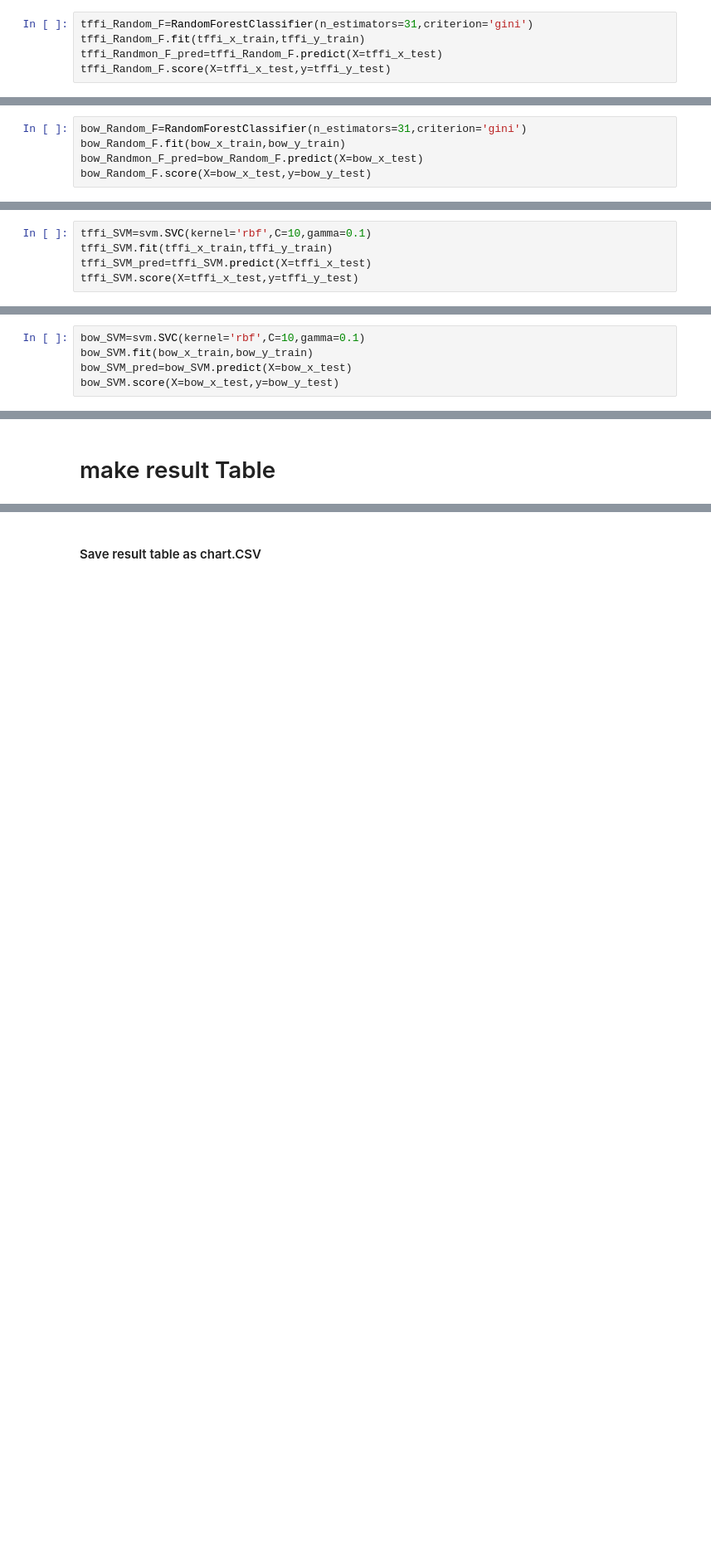
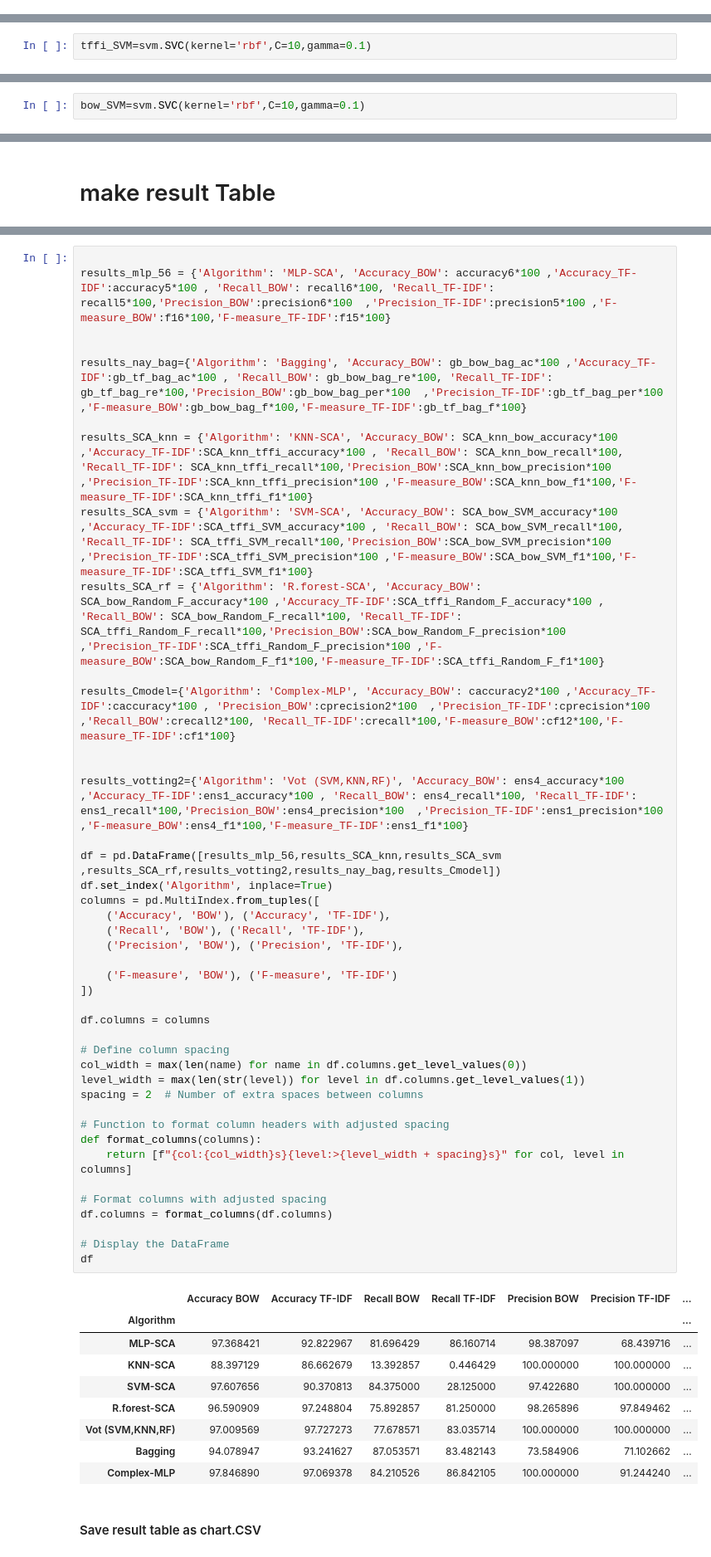
Before and after one commit to seper-sw/Advanced-SMS-Spam-Detection-using-Deep-Complex-Models-and-Sine-Cosine-Algorithm, a Jupyter notebook: complete.ipynb, the cells around one changed output, grey strips where cells are left out. Shown at 83% size. Drawn from its saved outputs; the diff is of its cells as text; blank space fills up the shorter version.

```diff
--- a/complete.ipynb
+++ b/complete.ipynb
@@ -236,8 +189,3 @@ F1-score: 0.15637860082304528
 from sklearn.ensemble import RandomForestClassifier
 # %% [markdown]
 <h5>Random forest with TF*IDF
-# %%
-tffi_Random_F=RandomForestClassifier(n_estimators=31,criterion='gini')
-tffi_Random_F.fit(tffi_x_train,tffi_y_train)
-tffi_Randmon_F_pred=tffi_Random_F.predict(X=tffi_x_test)
-tffi_Random_F.score(X=tffi_x_test,y=tffi_y_test)
@@ -246,7 +194,2 @@ tffi_Random_F.score(X=tffi_x_test,y=tffi_y_test)
 # %% [markdown]
 <h5>Random_forest with BOW
-# %%
-bow_Random_F=RandomForestClassifier(n_estimators=31,criterion='gini')
-bow_Random_F.fit(bow_x_train,bow_y_train)
-bow_Randmon_F_pred=bow_Random_F.predict(X=bow_x_test)
-bow_Random_F.score(X=bow_x_test,y=bow_y_test)
@@ -297,6 +203,3 @@ from sklearn import svm
 <h5>SVM with TF*IDF
 # %%
 tffi_SVM=svm.SVC(kernel='rbf',C=10,gamma=0.1)
-tffi_SVM.fit(tffi_x_train,tffi_y_train)
-tffi_SVM_pred=tffi_SVM.predict(X=tffi_x_test)
-tffi_SVM.score(X=tffi_x_test,y=tffi_y_test)
@@ -306,6 +207,3 @@ tffi_SVM.score(X=tffi_x_test,y=tffi_y_test)
 <h5>SVM with BOW
 # %%
 bow_SVM=svm.SVC(kernel='rbf',C=10,gamma=0.1)
-bow_SVM.fit(bow_x_train,bow_y_train)
-bow_SVM_pred=bow_SVM.predict(X=bow_x_test)
-bow_SVM.score(X=bow_x_test,y=bow_y_test)
@@ -1636,3 +985,55 @@ df
+# %%
+
+results_mlp_56 = {'Algorithm': 'MLP-SCA', 'Accuracy_BOW': accuracy6*100 ,'Accuracy_TF-IDF':accuracy5*100 , 'Recall_BOW': recall6*100, 'Recall_TF-IDF': recall5*100,'Precision_BOW':precision6*100  ,'Precision_TF-IDF':precision5*100 ,'F-measure_BOW':f16*100,'F-measure_TF-IDF':f15*100}
+
+
+results_nay_bag={'Algorithm': 'Bagging', 'Accuracy_BOW': gb_bow_bag_ac*100 ,'Accuracy_TF-IDF':gb_tf_bag_ac*100 , 'Recall_BOW': gb_bow_bag_re*100, 'Recall_TF-IDF': gb_tf_bag_re*100,'Precision_BOW':gb_bow_bag_per*100  ,'Precision_TF-IDF':gb_tf_bag_per*100 ,'F-measure_BOW':gb_bow_bag_f*100,'F-measure_TF-IDF':gb_tf_bag_f*100}
+
+results_SCA_knn = {'Algorithm': 'KNN-SCA', 'Accuracy_BOW': SCA_knn_bow_accuracy*100 ,'Accuracy_TF-IDF':SCA_knn_tffi_accuracy*100 , 'Recall_BOW': SCA_knn_bow_recall*100, 'Recall_TF-IDF': SCA_knn_tffi_recall*100,'Precision_BOW':SCA_knn_bow_precision*100  ,'Precision_TF-IDF':SCA_knn_tffi_precision*100 ,'F-measure_BOW':SCA_knn_bow_f1*100,'F-measure_TF-IDF':SCA_knn_tffi_f1*100}
+results_SCA_svm = {'Algorithm': 'SVM-SCA', 'Accuracy_BOW': SCA_bow_SVM_accuracy*100 ,'Accuracy_TF-IDF':SCA_tffi_SVM_accuracy*100 , 'Recall_BOW': SCA_bow_SVM_recall*100, 'Recall_TF-IDF': SCA_tffi_SVM_recall*100,'Precision_BOW':SCA_bow_SVM_precision*100  ,'Precision_TF-IDF':SCA_tffi_SVM_precision*100 ,'F-measure_BOW':SCA_bow_SVM_f1*100,'F-measure_TF-IDF':SCA_tffi_SVM_f1*100}
+results_SCA_rf = {'Algorithm': 'R.forest-SCA', 'Accuracy_BOW': SCA_bow_Random_F_accuracy*100 ,'Accuracy_TF-IDF':SCA_tffi_Random_F_accuracy*100 , 'Recall_BOW': SCA_bow_Random_F_recall*100, 'Recall_TF-IDF': SCA_tffi_Random_F_recall*100,'Precision_BOW':SCA_bow_Random_F_precision*100  ,'Precision_TF-IDF':SCA_tffi_Random_F_precision*100 ,'F-measure_BOW':SCA_bow_Random_F_f1*100,'F-measure_TF-IDF':SCA_tffi_Random_F_f1*100}
+
+results_Cmodel={'Algorithm': 'Complex-MLP', 'Accuracy_BOW': caccuracy2*100 ,'Accuracy_TF-IDF':caccuracy*100 , 'Precision_BOW':cprecision2*100  ,'Precision_TF-IDF':cprecision*100 ,'Recall_BOW':crecall2*100, 'Recall_TF-IDF':crecall*100,'F-measure_BOW':cf12*100,'F-measure_TF-IDF':cf1*100}
+
+
+results_votting2={'Algorithm': 'Vot (SVM,KNN,RF)', 'Accuracy_BOW': ens4_accuracy*100 ,'Accuracy_TF-IDF':ens1_accuracy*100 , 'Recall_BOW': ens4_recall*100, 'Recall_TF-IDF': ens1_recall*100,'Precision_BOW':ens4_precision*100  ,'Precision_TF-IDF':ens1_precision*100 ,'F-measure_BOW':ens4_f1*100,'F-measure_TF-IDF':ens1_f1*100}
+
+df = pd.DataFrame([results_mlp_56,results_SCA_knn,results_SCA_svm ,results_SCA_rf,results_votting2,results_nay_bag,results_Cmodel])
+df.set_index('Algorithm', inplace=True)
+columns = pd.MultiIndex.from_tuples([
+    ('Accuracy', 'BOW'), ('Accuracy', 'TF-IDF'),
+    ('Recall', 'BOW'), ('Recall', 'TF-IDF'),
+    ('Precision', 'BOW'), ('Precision', 'TF-IDF'),
+
+    ('F-measure', 'BOW'), ('F-measure', 'TF-IDF')
+])
+
+df.columns = columns
+
+# Define column spacing
+col_width = max(len(name) for name in df.columns.get_level_values(0))
+level_width = max(len(str(level)) for level in df.columns.get_level_values(1))
+spacing = 2  # Number of extra spaces between columns
+
+# Function to format column headers with adjusted spacing
+def format_columns(columns):
+    return [f"{col:{col_width}s}{level:>{level_width + spacing}s}" for col, level in columns]
+
+# Format columns with adjusted spacing
+df.columns = format_columns(df.columns)
+
+# Display the DataFrame
+df
+# %% [output]
+|  | Accuracy BOW | Accuracy TF-IDF | Recall BOW | Recall TF-IDF | Precision BOW | Precision TF-IDF | ... |
+| Algorithm |  |  |  |  |  |  | ... |
+| MLP-SCA | 97.368421 | 92.822967 | 81.696429 | 86.160714 | 98.387097 | 68.439716 | ... |
+| KNN-SCA | 88.397129 | 86.662679 | 13.392857 | 0.446429 | 100.000000 | 100.000000 | ... |
+| SVM-SCA | 97.607656 | 90.370813 | 84.375000 | 28.125000 | 97.422680 | 100.000000 | ... |
+| R.forest-SCA | 96.590909 | 97.248804 | 75.892857 | 81.250000 | 98.265896 | 97.849462 | ... |
+| Vot (SVM,KNN,RF) | 97.009569 | 97.727273 | 77.678571 | 83.035714 | 100.000000 | 100.000000 | ... |
+| Bagging | 94.078947 | 93.241627 | 87.053571 | 83.482143 | 73.584906 | 71.102662 | ... |
+| Complex-MLP | 97.846890 | 97.069378 | 84.210526 | 86.842105 | 100.000000 | 91.244240 | ... |
 # %% [markdown]
 <h4>Save  result table as chart.CSV
 # %%
```
Also changed, not shown: parts of 103 cells of this notebook, 2 other files.
